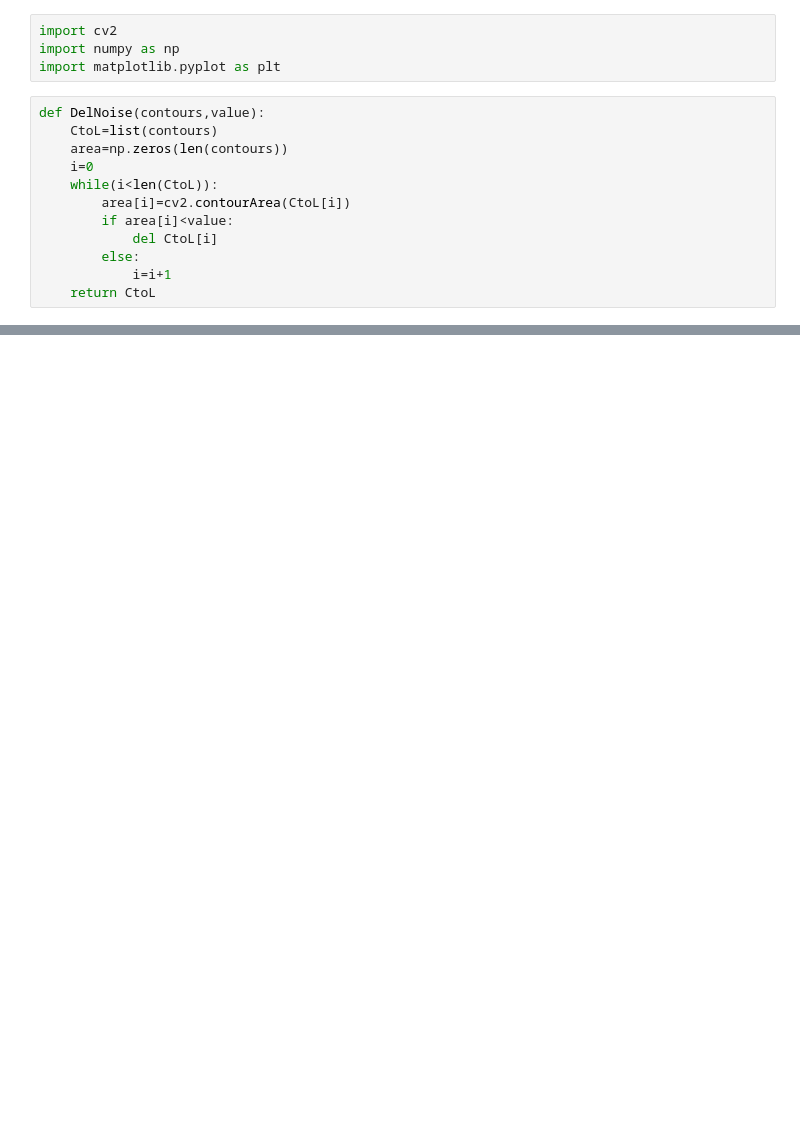
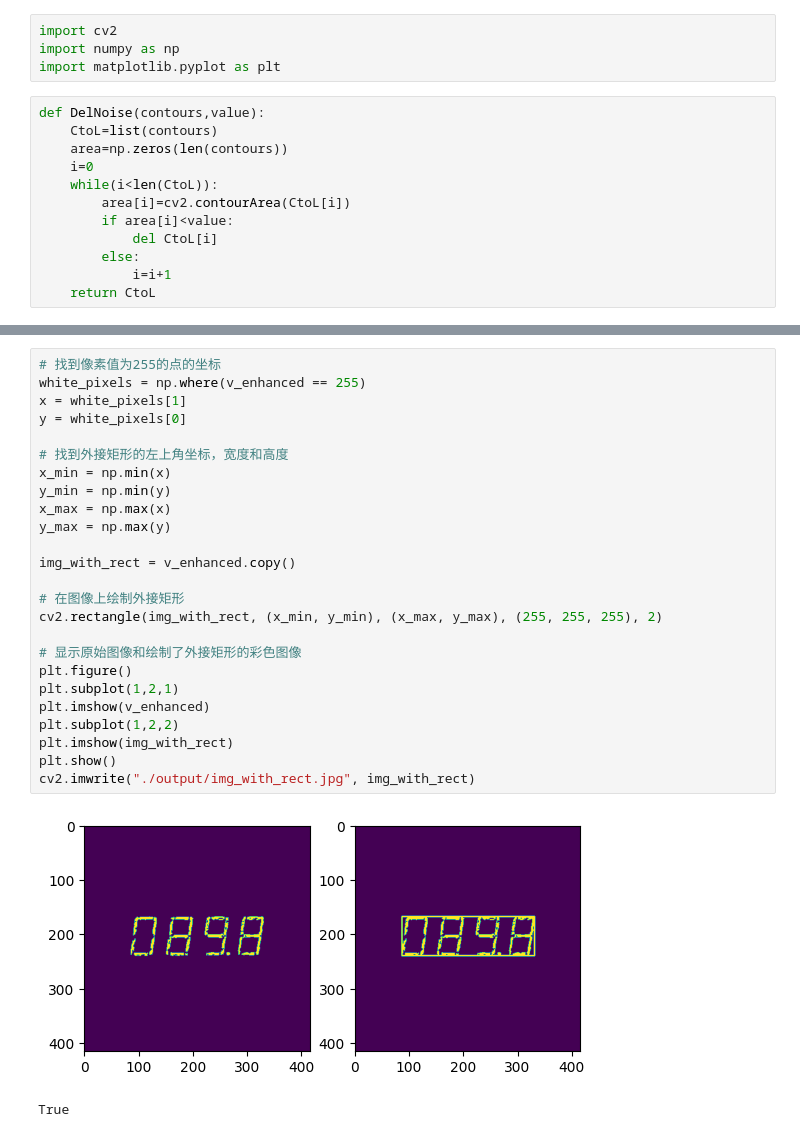
Before and after one commit to yunke120/Digital-Meter-Identification, a Jupyter notebook: main.ipynb, the cells around one changed output, grey strips where cells are left out. Saved outputs shown, nothing was run; the diff lists cells and outputs as text; blank space fills up the shorter version.

```diff
--- a/main.ipynb
+++ b/main.ipynb
@@ -49 +49,29 @@ cv2.imwrite("./output/enhanced_img_bgr.jpg", enhanced_img_bgr)
 True
+# %%
+# 找到像素值为255的点的坐标
+white_pixels = np.where(v_enhanced == 255)
+x = white_pixels[1]
+y = white_pixels[0]
+
+# 找到外接矩形的左上角坐标，宽度和高度
+x_min = np.min(x)
+y_min = np.min(y)
+x_max = np.max(x)
+y_max = np.max(y)
+
+img_with_rect = v_enhanced.copy()
+
+# 在图像上绘制外接矩形
+cv2.rectangle(img_with_rect, (x_min, y_min), (x_max, y_max), (255, 255, 255), 2)
+
+# 显示原始图像和绘制了外接矩形的彩色图像
+plt.figure()
+plt.subplot(1,2,1)
+plt.imshow(v_enhanced)
+plt.subplot(1,2,2)
+plt.imshow(img_with_rect)
+plt.show()
+cv2.imwrite("./output/img_with_rect.jpg", img_with_rect)
+# %% [output]
+[figure, added]
+True
```
Also changed, not shown: parts of 4 cells of this notebook.
